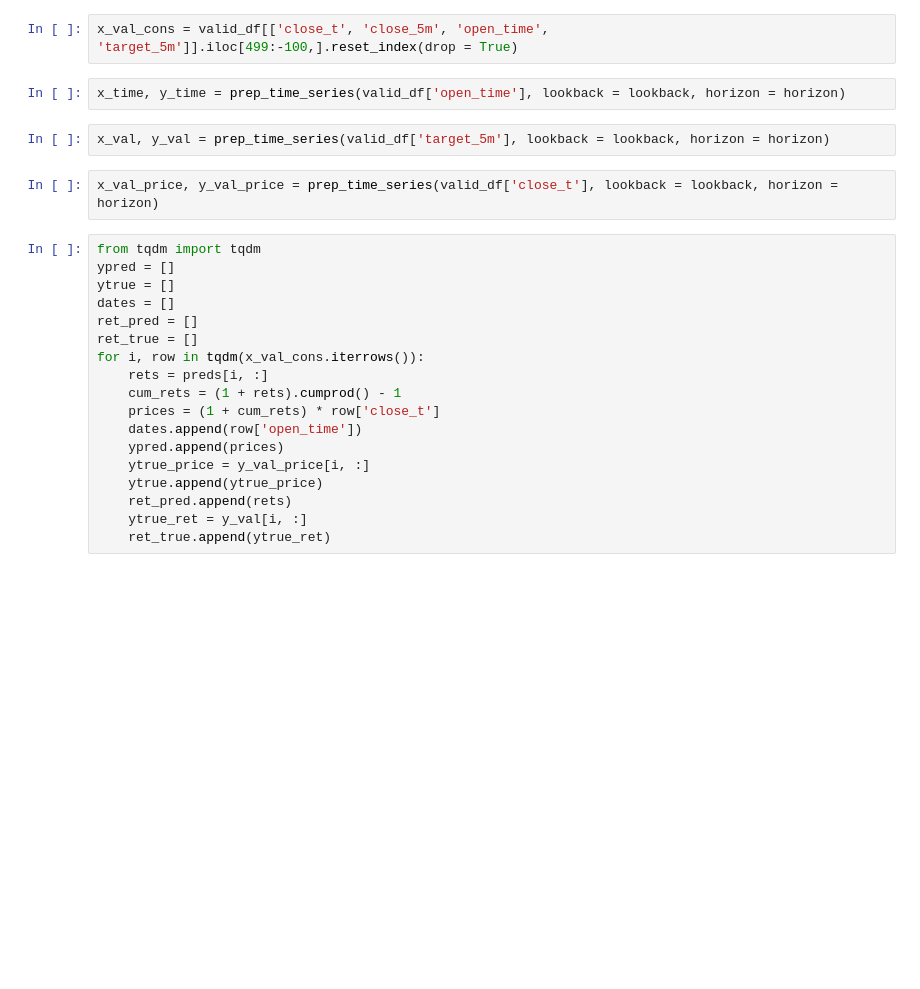
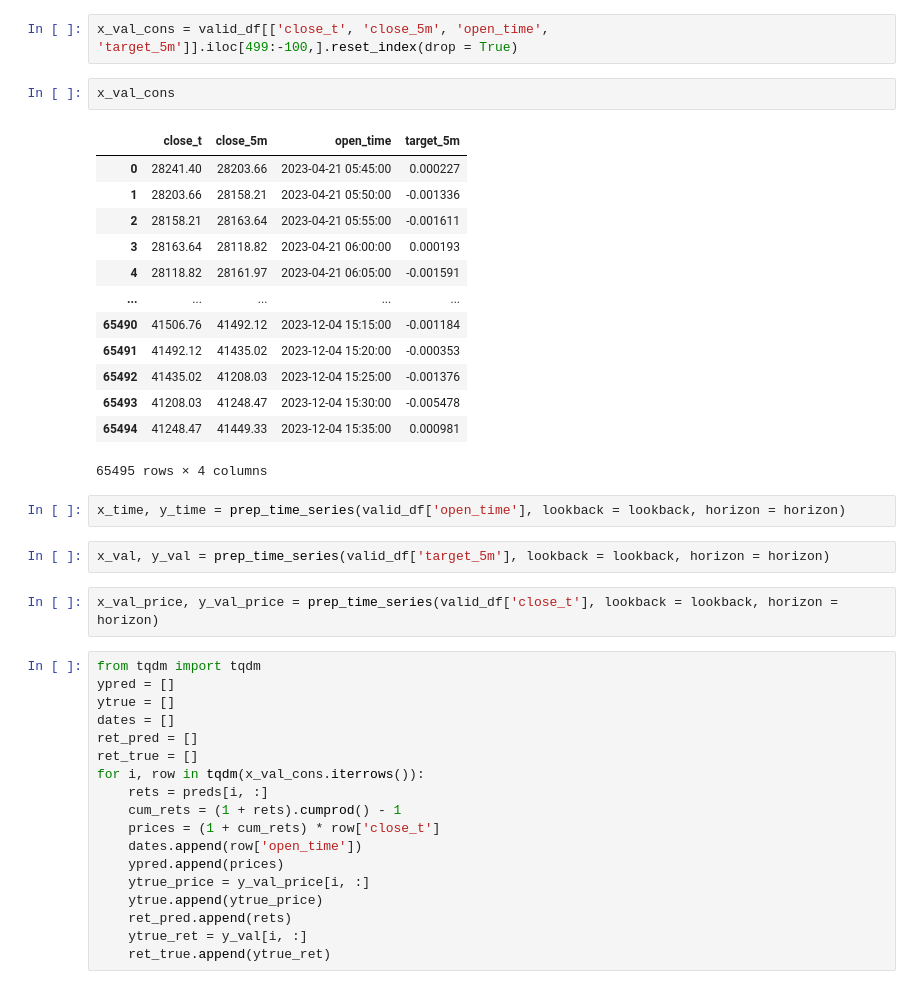
Before and after one commit to zhoujs93/CryptoFutures, a Jupyter notebook: code/predictions_mse_nbeats.ipynb, the cells around one changed output. Cells and saved outputs as stored; diff of their text form; blank space fills up the shorter version.

```diff
--- a/code/predictions_mse_nbeats.ipynb
+++ b/code/predictions_mse_nbeats.ipynb
@@ -144,5 +162,21 @@ Shape of X_const is (65351, 50), x_tr is (65351, 500), y_tr is (65351, 100)
 # %%
 x_val_cons = valid_df[['close_t', 'close_5m', 'open_time', 'target_5m']].iloc[499:-100,].reset_index(drop = True)
+# %%
+x_val_cons
+# %% [output]
+|  | close_t | close_5m | open_time | target_5m |
+| 0 | 28241.40 | 28203.66 | 2023-04-21 05:45:00 | 0.000227 |
+| 1 | 28203.66 | 28158.21 | 2023-04-21 05:50:00 | -0.001336 |
+| 2 | 28158.21 | 28163.64 | 2023-04-21 05:55:00 | -0.001611 |
+| 3 | 28163.64 | 28118.82 | 2023-04-21 06:00:00 | 0.000193 |
+| 4 | 28118.82 | 28161.97 | 2023-04-21 06:05:00 | -0.001591 |
+| ... | ... | ... | ... | ... |
+| 65490 | 41506.76 | 41492.12 | 2023-12-04 15:15:00 | -0.001184 |
+| 65491 | 41492.12 | 41435.02 | 2023-12-04 15:20:00 | -0.000353 |
+| 65492 | 41435.02 | 41208.03 | 2023-12-04 15:25:00 | -0.001376 |
+| 65493 | 41208.03 | 41248.47 | 2023-12-04 15:30:00 | -0.005478 |
+| 65494 | 41248.47 | 41449.33 | 2023-12-04 15:35:00 | 0.000981 |
+65495 rows × 4 columns
 # %%
 x_time, y_time = prep_time_series(valid_df['open_time'], lookback = lookback, horizon = horizon)
 # %%
```
Also changed, not shown: parts of 4 cells of this notebook, 31 other files.
